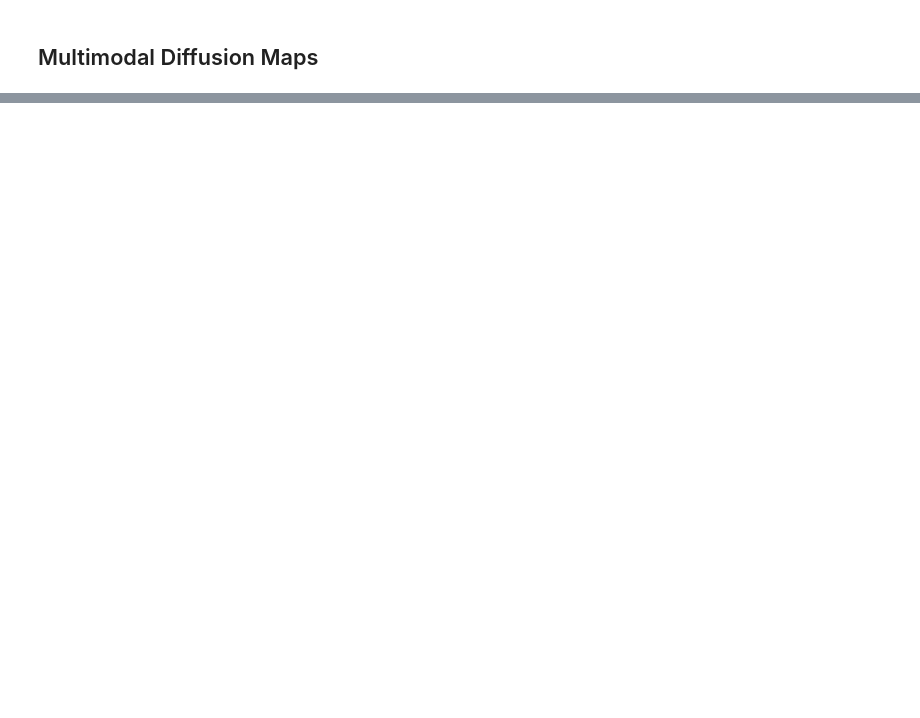
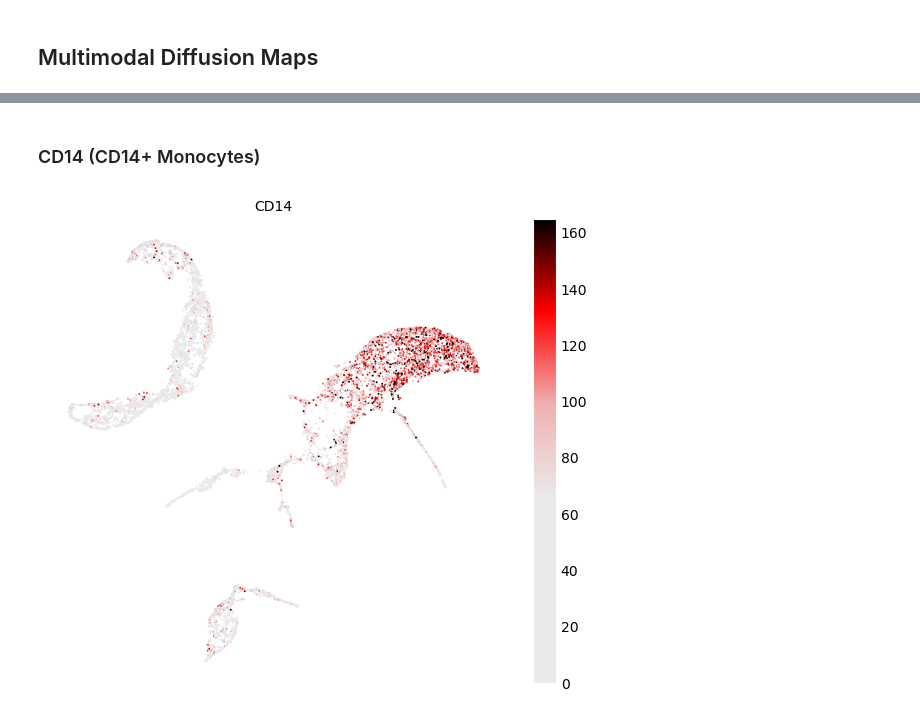
Before and after one commit to TabakaLab/ocelli, a Jupyter notebook: docs/source/notebooks/human-bone-marrow.ipynb, the cells around one changed output, grey strips where cells are left out. Cells and saved outputs as stored; diff of their text form; code cells hidden in the pictures; blank space fills up the shorter version.

```diff
--- a/docs/source/notebooks/human-bone-marrow.ipynb
+++ b/docs/source/notebooks/human-bone-marrow.ipynb
@@ -415,0 +191,18 @@ The highest-scoring topics relate to T cells, B cells, and monocytes.
+# %% [markdown]
+### CD14 (CD14+ Monocytes)
+# %%
+import numpy as np
+
+cmap = LinearSegmentedColormap.from_list(
+    'custom', ['#eaeaea', '#eaeaea', '#eaeaea', '#EFB0B0', '#FF0000', '#000000'], N=256)
+
+# marker name
+protein = 'CD14'
+# save marker's normalized expression to adata.obs
+adata.obs[protein] = proteins[:, protein].X.toarray()
+# plot normalized expression
+vmax = np.percentile(adata.obs[protein], 98)
+oci.pl.scatter(adata, x='X_umap', c=protein, cmap=cmap, markersize=2, fontsize=10,
+               vmax=vmax, figsize=(8, 5))
+# %% [output]
+[figure, added]
```
Also changed, not shown: parts of 102 cells of this notebook, 3 other files.
